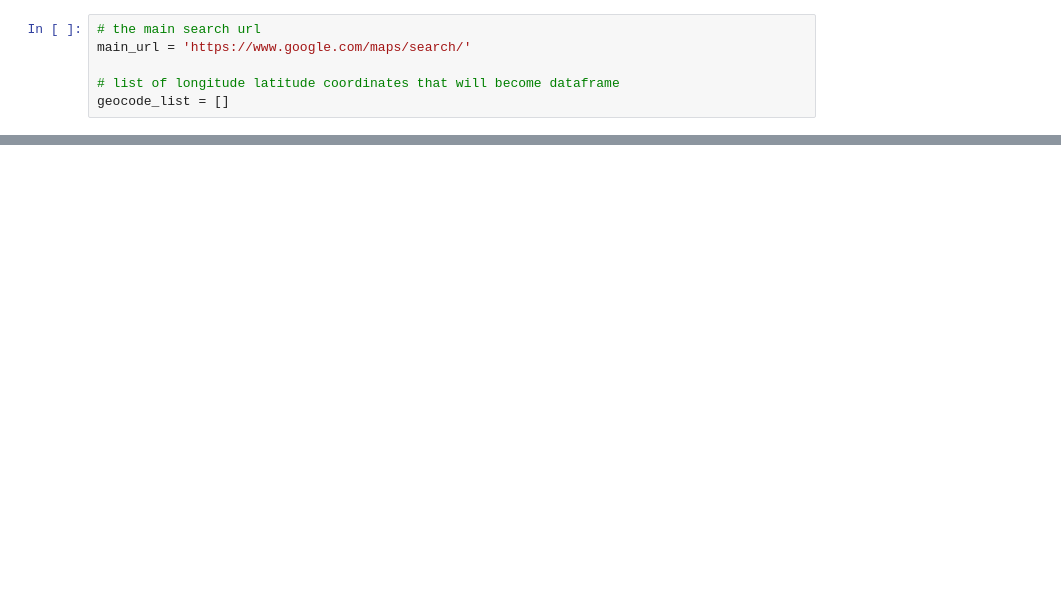
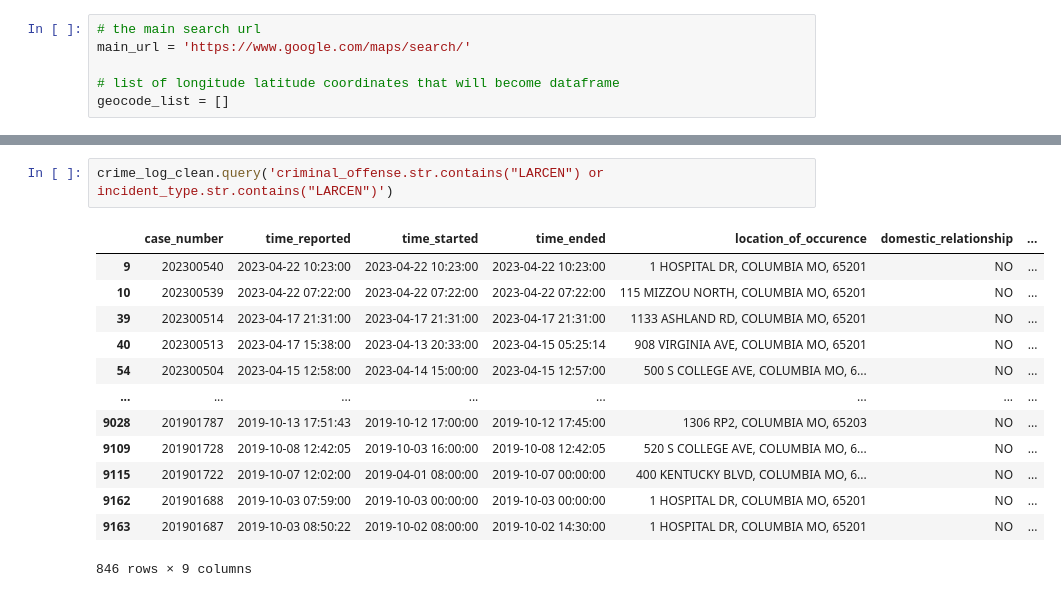
Before and after one commit to Daniel-Bassett/mu-crime-stats, a Jupyter notebook: scrapers/crime_geocode_scraper.ipynb, the cells around one changed output, grey strips where cells are left out. Saved outputs shown, nothing was run; the diff lists cells and outputs as text; blank space fills up the shorter version.

```diff
--- a/scrapers/crime_geocode_scraper.ipynb
+++ b/scrapers/crime_geocode_scraper.ipynb
@@ -38,0 +93,16 @@ geocode_list = []
+# %%
+crime_log_clean.query('criminal_offense.str.contains("LARCEN") or incident_type.str.contains("LARCEN")')
+# %% [output]
+|  | case_number | time_reported | time_started | time_ended | location_of_occurence | domestic_relationship | ... |
+| 9 | 202300540 | 2023-04-22 10:23:00 | 2023-04-22 10:23:00 | 2023-04-22 10:23:00 | 1 HOSPITAL DR, COLUMBIA MO, 65201 | NO | ... |
+| 10 | 202300539 | 2023-04-22 07:22:00 | 2023-04-22 07:22:00 | 2023-04-22 07:22:00 | 115 MIZZOU NORTH, COLUMBIA MO, 65201 | NO | ... |
+| 39 | 202300514 | 2023-04-17 21:31:00 | 2023-04-17 21:31:00 | 2023-04-17 21:31:00 | 1133 ASHLAND RD, COLUMBIA MO, 65201 | NO | ... |
+| 40 | 202300513 | 2023-04-17 15:38:00 | 2023-04-13 20:33:00 | 2023-04-15 05:25:14 | 908 VIRGINIA AVE, COLUMBIA MO, 65201 | NO | ... |
+| 54 | 202300504 | 2023-04-15 12:58:00 | 2023-04-14 15:00:00 | 2023-04-15 12:57:00 | 500 S COLLEGE AVE, COLUMBIA MO, 6... | NO | ... |
+| ... | ... | ... | ... | ... | ... | ... | ... |
+| 9028 | 201901787 | 2019-10-13 17:51:43 | 2019-10-12 17:00:00 | 2019-10-12 17:45:00 | 1306 RP2, COLUMBIA MO, 65203 | NO | ... |
+| 9109 | 201901728 | 2019-10-08 12:42:05 | 2019-10-03 16:00:00 | 2019-10-08 12:42:05 | 520 S COLLEGE AVE, COLUMBIA MO, 6... | NO | ... |
+| 9115 | 201901722 | 2019-10-07 12:02:00 | 2019-04-01 08:00:00 | 2019-10-07 00:00:00 | 400 KENTUCKY BLVD, COLUMBIA MO, 6... | NO | ... |
+| 9162 | 201901688 | 2019-10-03 07:59:00 | 2019-10-03 00:00:00 | 2019-10-03 00:00:00 | 1 HOSPITAL DR, COLUMBIA MO, 65201 | NO | ... |
+| 9163 | 201901687 | 2019-10-03 08:50:22 | 2019-10-02 08:00:00 | 2019-10-02 14:30:00 | 1 HOSPITAL DR, COLUMBIA MO, 65201 | NO | ... |
+846 rows × 9 columns
```
Also changed, not shown: parts of 7 cells of this notebook, 2 other files.
